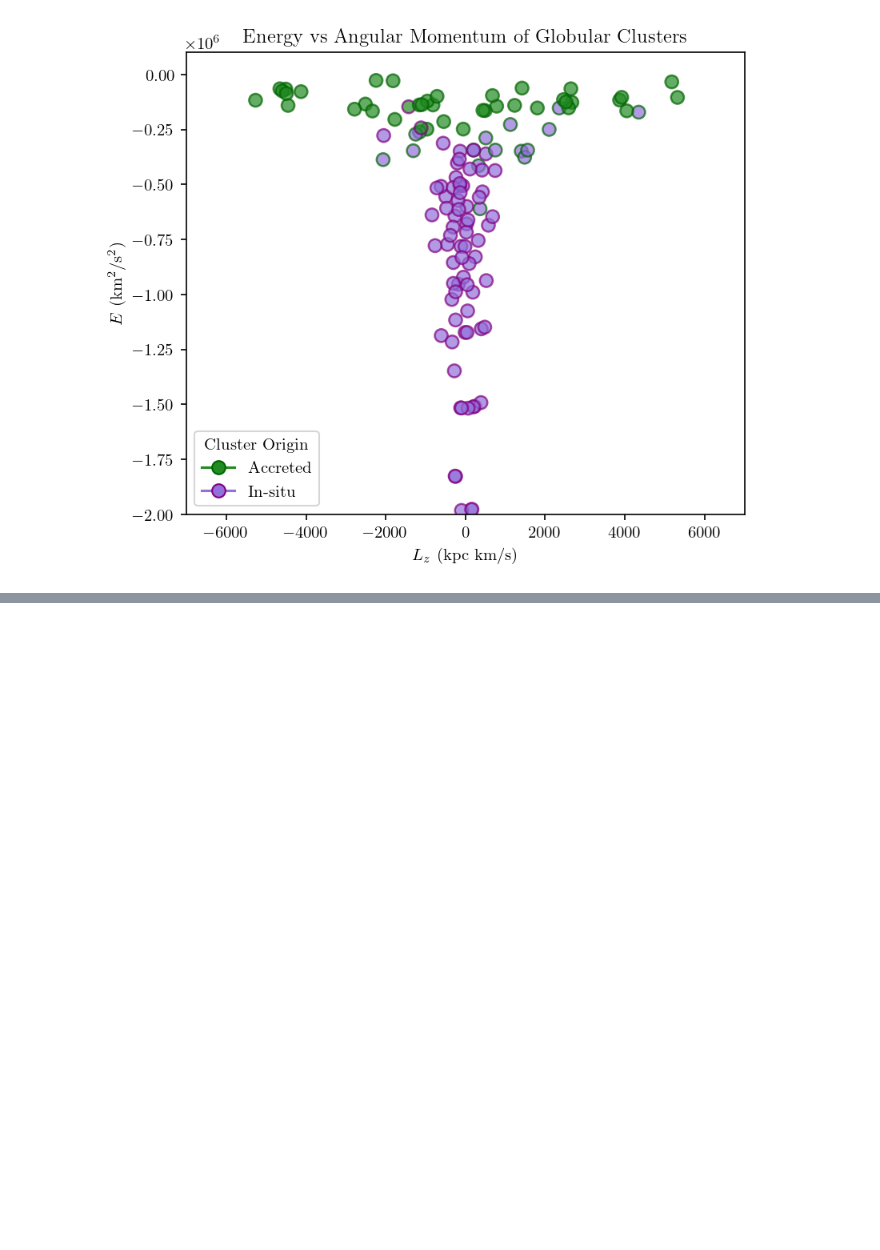
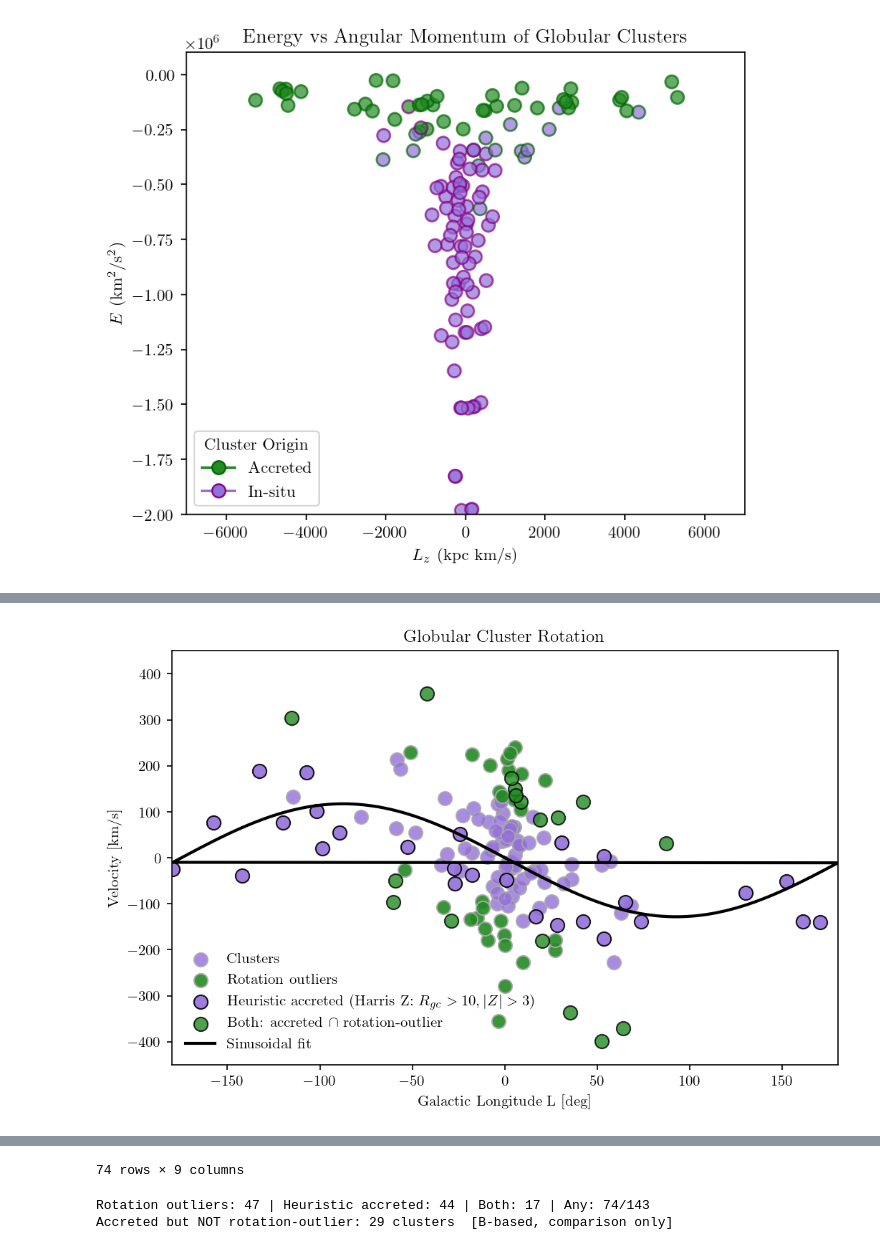
Before and after one commit to sleepdepr1ved/PHYS3116_Team, a Jupyter notebook: PHYS3116_Main_Code.ipynb, the cells around one changed output, grey strips where cells are left out. Saved outputs shown, nothing was run; the diff lists cells and outputs as text; code cells hidden in the pictures; blank space fills up the shorter version.

```diff
--- a/PHYS3116_Main_Code.ipynb
+++ b/PHYS3116_Main_Code.ipynb
@@ -407,0 +485,77 @@ plt.show()
+# %%
+# Overlay accreted (R_gc>10 & |Z|>3) with deterministic outliers
+
+# Load/choose Harris-like table for Z/IDs
+harris_df = h1.copy() if "h1" in globals() else h1  # use Part I as the base
+
+# Ensure Z exists in Harris (source for accretion ID selection)
+if "Z" not in harris_df.columns:
+    assert {"B","R_Sun"}.issubset(harris_df.columns), "Need B & R_Sun in Harris to derive Z."
+    harris_df = harris_df.copy()
+    harris_df["Z"] = harris_df["R_Sun"] * np.sin(np.radians(harris_df["B"]))
+
+# Z-based accretion heuristic (Harris IDs)
+ACC_RGC_MIN, ACC_Z_MIN = 10.0, 3.0  # kpc
+acc_mask_harris = (harris_df["R_gc"] > ACC_RGC_MIN) & (harris_df["Z"].abs() > ACC_Z_MIN)
+accreted_ids = set(harris_df.loc[acc_mask_harris, "ID"])
+
+# ID-based flag for overlay colouring
+df_rot["acc_heuristic"] = df_rot["ID"].isin(accreted_ids)
+
+# Masks for overlay
+rot_mask = df_rot["rot_outlier"].astype(bool).to_numpy()     # from Cell 1
+acc_flag = df_rot["acc_heuristic"].to_numpy()                # from Harris IDs (Z-based)
+
+both_flag = rot_mask & acc_flag
+acc_only  = acc_flag & ~rot_mask
+rot_only  = rot_mask & ~acc_flag
+neither   = ~(acc_flag | rot_mask)
+
+# Plot overlay (wrapped longitudes)
+L_plot = df_rot["L"].apply(lambda x: x - 360 if x > 180 else x)
+fig, ax = plt.subplots(figsize=(8, 5))
+
+ax.scatter(L_plot[neither], df_rot.loc[neither, "vel"],
+           s=85, color="mediumpurple", alpha=0.8, ec='darkgray', lw=1, label="Clusters")
+ax.scatter(L_plot[rot_only], df_rot.loc[rot_only, "vel"],
+           s=85, color="forestgreen", alpha=0.9, ec='darkgray', lw=1, label="Rotation outliers")
+ax.scatter(L_plot[acc_only], df_rot.loc[acc_only, "vel"],
+           s=85, color="mediumpurple", alpha=0.9, marker="o", ec='k', lw=1,
+           label=f"Heuristic accreted (Harris Z: $R_{{gc}}>{ACC_RGC_MIN:.0f}, |Z|>{ACC_Z_MIN:.0f}$)")
+ax.scatter(L_plot[both_flag], df_rot.loc[both_flag, "vel"],
+           s=85, color="forestgreen", alpha=0.8, marker="o", ec='k', lw=1,
+           label=r"Both: accreted $\cap$ rotation-outlier")
+
+# Sinusoid curve (from Cell 1 fit)
+Lgrid = np.linspace(0, 360, 721)
+ax.plot(Lgrid - 360*(Lgrid > 180), v_sin(Lgrid, *popt), "k-", lw=2, label="Sinusoidal fit")
+
+ax.set_xlim(-180, 180); ax.set_ylim(-450, 450)
+ax.set_xlabel("Galactic Longitude L [deg]"); ax.set_ylabel("Velocity [km/s]")
+ax.set_title("Globular Cluster Rotation")
+ax.legend(frameon=False, loc="lower left")
+plt.show()
+
+# Compact table + overlay stats
+cols = [c for c in ["ID","Name","L","R_gc","vel"] if c in df_rot.columns]
+tbl = df_rot[cols].copy()
+tbl["L_centered"]    = L_plot.values
+tbl["rot_outlier"]   = rot_mask
+tbl["acc_heuristic"] = acc_flag
+tbl["both_flags"]    = both_flag
+display(tbl.loc[rot_mask | acc_flag].sort_values(
+    ["both_flags","rot_outlier","acc_heuristic"], ascending=False
+).reset_index(drop=True).round(2))
+
+rot  = int(rot_mask.sum())
+acc  = int(acc_flag.sum())
+both = int(both_flag.sum())
+any_ = int((rot_mask | acc_flag).sum())
+print(f"Rotation outliers: {rot} | Heuristic accreted: {acc} | Both: {both} | Any: {any_}/{len(df_rot)}")
+
+# (Optional) Classic B-based comparison line for text parity with older runs
+accB = (df_rot["R_gc"] > 10) & (df_rot["B"].abs() > 3)
+acc_not_outlier_B = int((accB & ~df_rot["rot_outlier"]).sum())
+print(f"Accreted but NOT rotation-outlier: {acc_not_outlier_B} clusters  [B-based, comparison only]")
+# %% [output]
+[figure, added]
@@ -407,0 +574,3 @@ plt.show()
+74 rows × 9 columns
+Rotation outliers: 47 | Heuristic accreted: 44 | Both: 17 | Any: 74/143
+Accreted but NOT rotation-outlier: 29 clusters  [B-based, comparison only]
```
Also changed, not shown: parts of 5 cells of this notebook, 1 other file.
